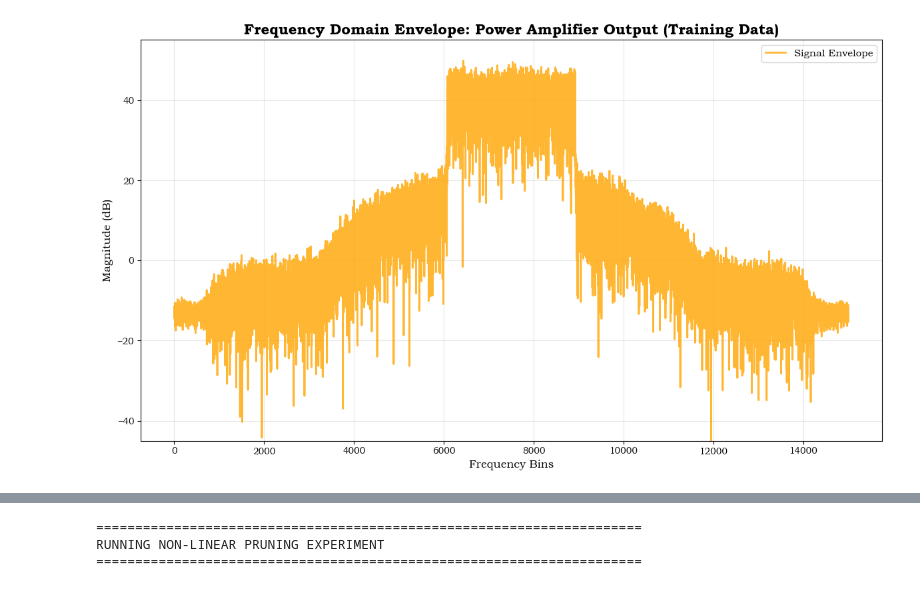
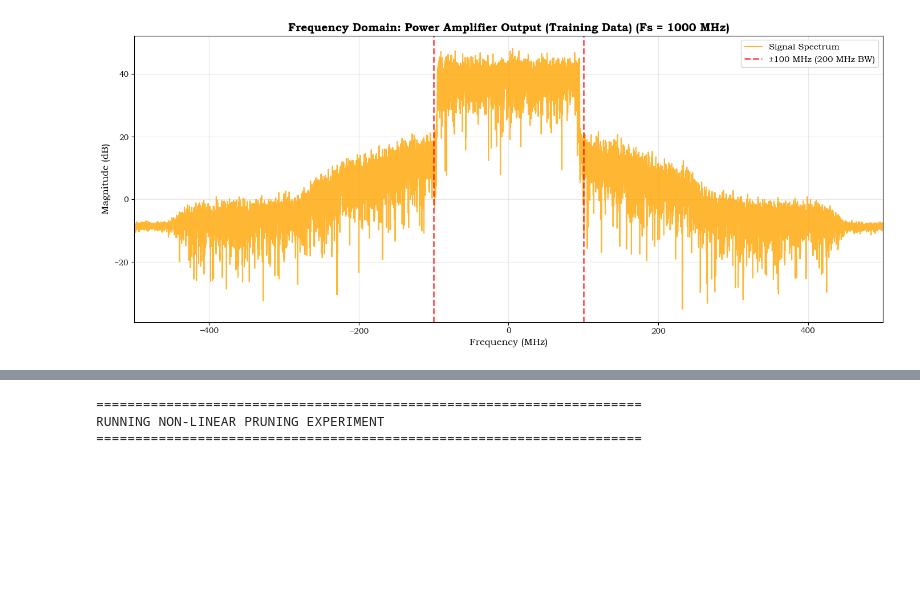
Before and after one commit to aquigney/sparseDPD, a Jupyter notebook: sparse_nn.ipynb, the cells around one changed output, grey strips where cells are left out. Saved outputs shown, nothing was run; the diff lists cells and outputs as text; code cells hidden in the pictures; blank space fills up the shorter version.

```diff
--- a/sparse_nn.ipynb
+++ b/sparse_nn.ipynb
@@ -102,7 +102,12 @@ class dataset:
         A_feats = A_feats[num_memory_levels:, :]
         A3_feats = A_feats ** 3
 
-        # Combine real and imaginary phase-normalized parts with A-features
+        # Scale features to avoid large dynamic range
+        # Phase-normalized features are already bounded (~[-1, 1])
+        # Scale A_feats and A3_feats to similar range
+
+
+        # Combine real and imaginary phase-normalized parts with scaled A-features
         xfc = np.hstack([
             np.real(phase_norm_data),
             np.imag(phase_norm_data),
@@ -463,13 +468,13 @@ x = data["x"].squeeze()  # Clean PA input
 y = data["y"].squeeze()  # Distorted PA output
 
 # Data split configuration
-num_training = 5000      # Number of training samples
-num_validation = 5000    # Number of validation samples
+num_training = 10000      # Number of training samples
+num_validation = 10000    # Number of validation samples
 num_test = 10000         # Number of test samples
 training_start = 10000       # Start of training data (default: 0)
 
 num_memory_levels_volterra = 5 # Memory levels for Volterra PA model
-num_memory_levels_nn = 5       # Memory levels for NN feature extraction (build_xfc)
+num_memory_levels_nn = 11       # Memory levels for NN feature extraction (build_xfc) was 5
 
 
 data_obj = dataset(x, y,
@@ -566,51 +571,85 @@ data_obj.plot_volterra_vs_actual(Volterra_forward)
 # %%
-def plot_fft_data(y, y1=None, title_suffix=""):
-    """Plot the FFT envelope of the output data, optionally with a second signal"""
+def plot_fft_data(y, y1=None, title_suffix="", fs=1e9, show_bw_lines=True, bw=200):
+    """
+    Plot the FFT spectrum of the output data, optionally with a second signal
+
+    Args:
+        y: First signal to plot
+        y1: Optional second signal to plot
+        title_suffix: Title suffix for the plot
+        fs: Sampling frequency in Hz (default: 1000 MHz = 1e9 Hz)
+        show_bw_lines: Show bandwidth reference lines (default: True)
+        bw: Signal bandwidth in MHz (default: 200 MHz)
+    """
+    # Compute FFT
     Y = np.fft.fft(y, n=len(y))
     Y_flip = np.fft.fftshift(Y)
     # Convert to dB and take envelope (magnitude)
-    Y_dB = 20 * np.log10(np.abs(Y_flip))
+    Y_dB = 20 * np.log10(np.abs(Y_flip) + 1e-12)  # Add small value to avoid log(0)
+
+    # Create frequency axis in MHz
+    n = len(y)
+    freq = np.fft.fftshift(np.fft.fftfreq(n, d=1/fs)) / 1e6  # Convert to MHz
 
     if y1 is not None:
         Y1 = np.fft.fft(y1, n=len(y1))
         Y1_flip = np.fft.fftshift(Y1)
         # Convert to dB and take envelope (magnitude)
-        Y1_dB = 20 * np.log10(np.abs(Y1_flip))
+        Y1_dB = 20 * np.log10(np.abs(Y1_flip) + 1e-12)
+
+        # Create frequency axis for second signal
+        n1 = len(y1)
+        freq1 = np.fft.fftshift(np.fft.fftfreq(n1, d=1/fs)) / 1e6  # Convert to MHz
 
         fig, (ax1, ax2) = plt.subplots(1, 2, figsize=(16, 6))
 
-        ax1.plot(Y_dB, color='orange', linewidth=2, alpha=0.8)
-        ax1.set_title('DPD Corrected Signal Envelope', fontsize=14, fontweight='bold')
-        ax1.set_xlabel('Frequency Bins', fontsize=12)
+        # Plot 1: DPD Corrected
+        ax1.plot(freq, Y_dB, color='orange', linewidth=1.5, alpha=0.8)
+        if show_bw_lines:
+            ax1.axvline(-bw/2, color='r', linestyle='--', label=f'±{bw/2:.0f} MHz ({bw:.0f} MHz BW)', alpha=0.7, linewidth=2)
+            ax1.axvline(bw/2, color='r', linestyle='--', alpha=0.7, linewidth=2)
+        ax1.set_title('DPD Corrected Signal Spectrum', fontsize=14, fontweight='bold')
+        ax1.set_xlabel('Frequency (MHz)', fontsize=12)
         ax1.set_ylabel('Magnitude (dB)', fontsize=12)
         ax1.grid(True, alpha=0.3)
-        ax1.set_ylim(bottom=-45)
+        ax1.set_xlim([-fs/2e6, fs/2e6])
+        if show_bw_lines:
+            ax1.legend(fontsize=10)
 
-        ax2.plot(Y1_dB, color='blue', linewidth=2, alpha=0.8)
-        ax2.set_title('Uncorrected PA Output Envelope', fontsize=14, fontweight='bold')
-        ax2.set_xlabel('Frequency Bins', fontsize=12)
+        # Plot 2: Uncorrected PA Output
+        ax2.plot(freq1, Y1_dB, color='blue', linewidth=1.5, alpha=0.8)
+        if show_bw_lines:
+            ax2.axvline(-bw/2, color='r', linestyle='--', label=f'±{bw/2:.0f} MHz ({bw:.0f} MHz BW)', alpha=0.7, linewidth=2)
+            ax2.axvline(bw/2, color='r', linestyle='--', alpha=0.7, linewidth=2)
+        ax2.set_title('Uncorrected PA Output Spectrum', fontsize=14, fontweight='bold')
+        ax2.set_xlabel('Frequency (MHz)', fontsize=12)
         ax2.set_ylabel('Magnitude (dB)', fontsize=12)
         ax2.grid(True, alpha=0.3)
-        ax2.set_ylim(bottom=-45)
+        ax2.set_xlim([-fs/2e6, fs/2e6])
+        if show_bw_lines:
+            ax2.legend(fontsize=10)
 
-        plt.suptitle(f'Frequency Domain Envelope: {title_suffix}', fontsize=16, fontweight='bold')
+        plt.suptitle(f'Frequency Domain: {title_suffix}', fontsize=16, fontweight='bold')
         plt.tight_layout()
     else:
-        plt.figure(figsize=(12, 7))
-        plt.plot(Y_dB, color='orange', linewidth=2, alpha=0.8, label='Signal Envelope')
-        plt.title(f'Frequency Domain Envelope: {title_suffix}', fontsize=16, fontweight='bold')
-        plt.xlabel('Frequency Bins', fontsize=12)
+        plt.figure(figsize=(14, 6))
+        plt.plot(freq, Y_dB, linewidth=1.5, color='orange', alpha=0.8, label='Signal Spectrum')
+        if show_bw_lines:
+            plt.axvline(-bw/2, color='r', linestyle='--', label=f'±{bw/2:.0f} MHz ({bw:.0f} MHz BW)', alpha=0.7, linewidth=2)
+            plt.axvline(bw/2, color='r', linestyle='--', alpha=0.7, linewidth=2)
+        plt.title(f'Frequency Domain: {title_suffix} (Fs = {fs/1e6:.0f} MHz)', fontsize=14, fontweight='bold')
+        plt.xlabel('Frequency (MHz)', fontsize=12)
         plt.ylabel('Magnitude (dB)', fontsize=12)
         plt.grid(True, alpha=0.3)
-        plt.ylim(bottom=-45)
+        plt.xlim([-fs/2e6, fs/2e6])
         plt.legend(fontsize=11)
         plt.tight_layout()
 
     plt.show()
 
 # Plot the PA output (distorted signal with intermodulation products)
 plot_fft_data(data_obj.model_training_input, title_suffix="Power Amplifier Output (Training Data)")
 # %% [output]
-[figure, old version]
+[figure, new version]
 # %%
 # FFT Overlay Plot
```
Also changed, not shown: parts of 10 cells of this notebook, 1 other file.
